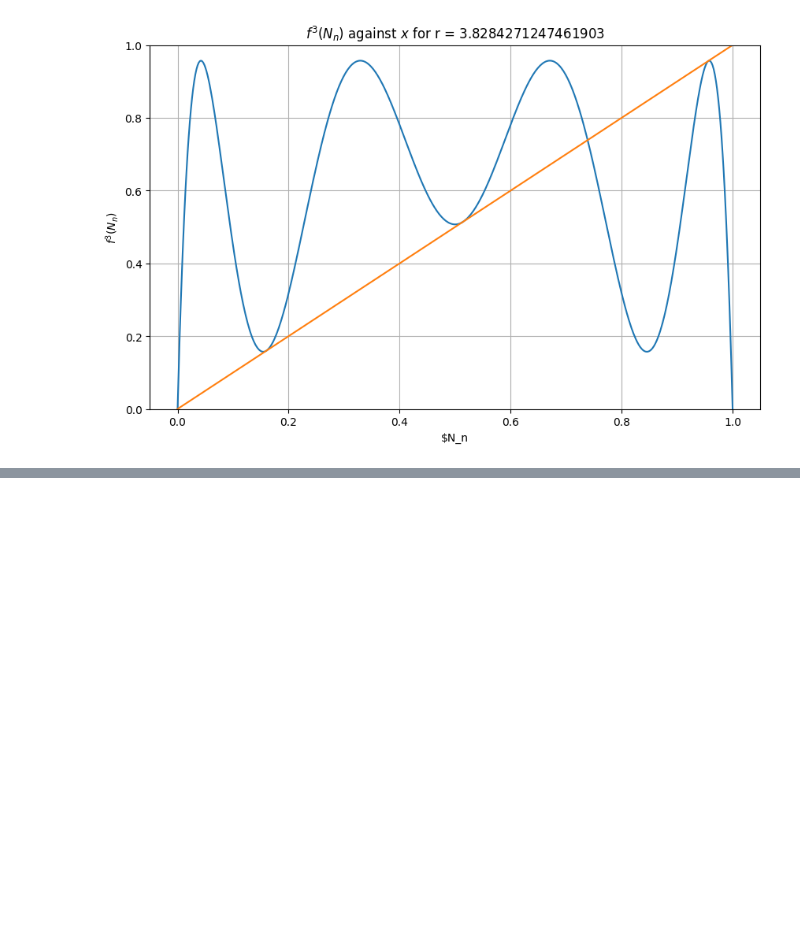
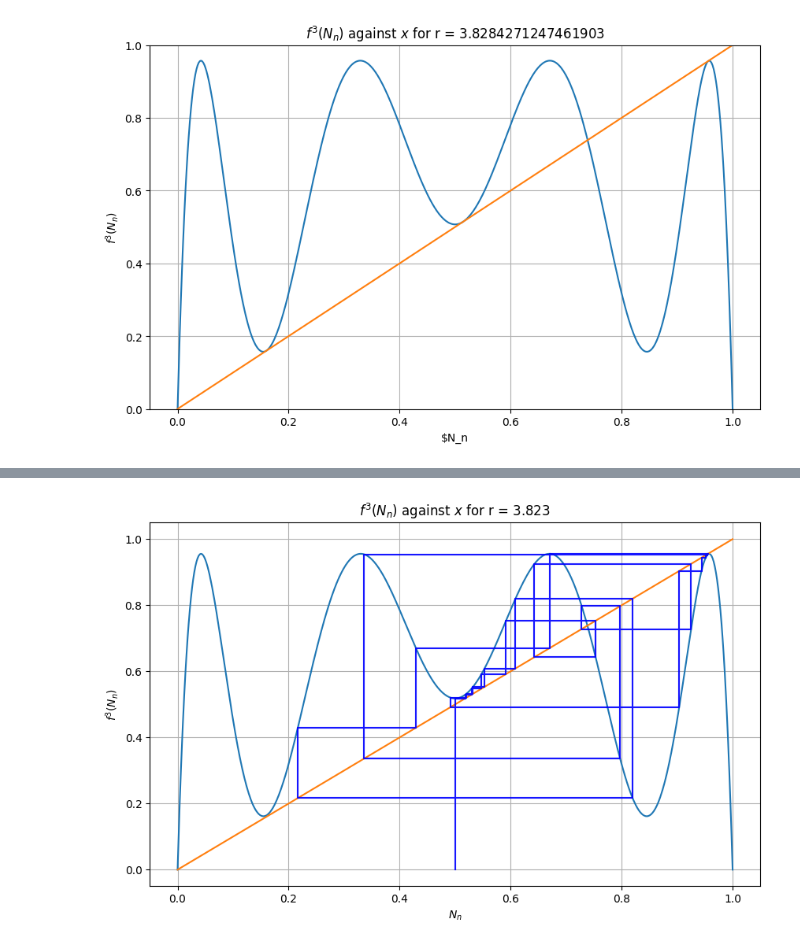
Before and after one commit to Arnottjwr/Mathematics, a Jupyter notebook: Mathematical Biology/Examples.ipynb, the cells around one changed output, grey strips where cells are left out. Drawn from its saved outputs; the diff is of its cells as text; code cells hidden in the pictures; blank space fills up the shorter version.

```diff
--- a/Mathematical Biology/Examples.ipynb
+++ b/Mathematical Biology/Examples.ipynb
@@ -145,0 +111,35 @@ plt.show()
+# %%
+# cobweb
+# Parameters
+r = 3.823
+x = np.linspace(0,1,500)
+
+# Plot
+fig,ax = plt.subplots(1,figsize = (10,6))
+nmax = 50           # Max cobweb iterations
+x0 = 0.5            # Initial Point
+ax.plot(x,logistic_3(x,r))  # Period-3 Map
+ax.plot(x,x)        # y = N
+
+# Cobweb
+px, py = np.empty((2,nmax+1,2))
+px[0], py[0] = x0, 0
+for n in range(1, nmax, 2):
+    px[n] = px[n-1]
+    py[n] = logistic_3(px[n-1], r)
+    px[n+1] = py[n]
+    py[n+1] = py[n]
+ax.plot(px, py, c='b', alpha=0.7)
+
+# Plot
+ax.set_title(f'$f^3(N_n)$ against $x$ for r = {r}')
+ax.set_xlabel('$N_n$')
+ax.set_ylabel('$f^3(N_n)$')
+
+# Toggle to zoom in to see intermittency
+# ax.set_ylim(0.4,0.6)
+# ax.set_xlim(0.4,0.6)
+ax.grid()
+plt.show()
+# %% [output]
+[figure, added]
```
Also changed, not shown: parts of 3 cells of this notebook.
